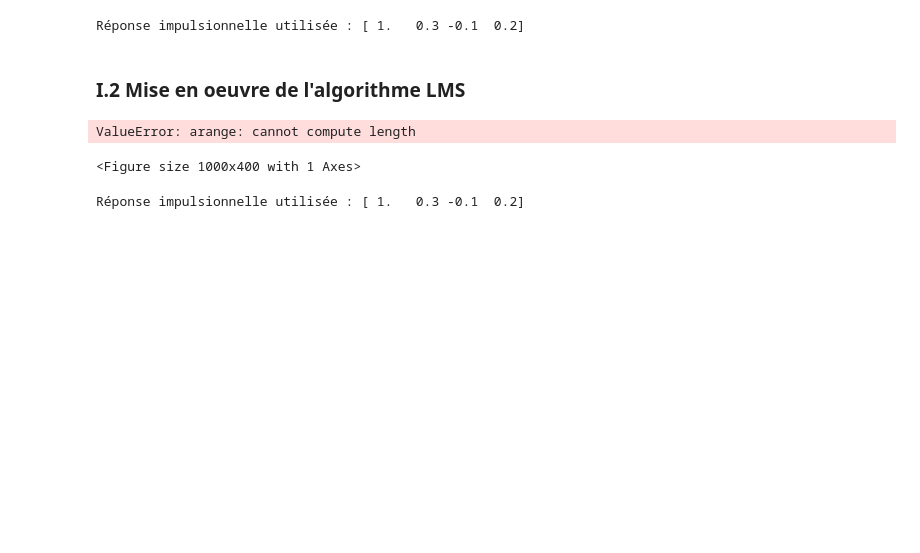
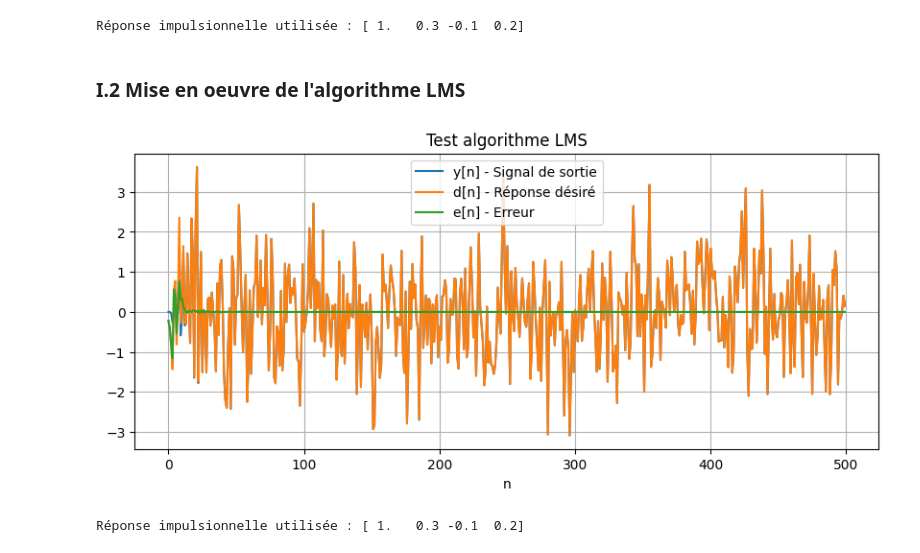
Before and after one commit to PailBoy/TP_SIGNAL_AVANCE, a Jupyter notebook: TP1/notebook/TP_LMS_IMAHO_EL_BOUROUMI.ipynb, the cells around one changed output. Cells and saved outputs as stored; diff of their text form; code cells hidden in the pictures; blank space fills up the shorter version.

```diff
--- a/TP1/notebook/TP_LMS_IMAHO_EL_BOUROUMI.ipynb
+++ b/TP1/notebook/TP_LMS_IMAHO_EL_BOUROUMI.ipynb
@@ -49,24 +49,22 @@ reload(algoms)
 from algoms import algoms
 # %%
 P = len (h)
-mu = 0.05
-
+mu = 0.2
 w, y, erreur = algoms(x, d, P, mu)
 
 
 # Visualisation
 plt.figure(figsize=(10, 4))
 plt.plot(y, label="y[n] - Signal de sortie")
 plt.plot(d, label="d[n] - Réponse désiré")
 plt.plot(erreur, label = "e[n] - Erreur")
 plt.title("Test algorithme LMS")
 plt.xlabel("n")
 plt.legend()
 plt.grid(True)
 plt.show()
 
 print("Réponse impulsionnelle utilisée :", h)
 # %% [output]
+[figure, added]
-ValueError: arange: cannot compute length
+Réponse impulsionnelle utilisée : [ 1.   0.3 -0.1  0.2]
-<Figure size 1000x400 with 1 Axes>
-Réponse impulsionnelle utilisée : [ 1.   0.3 -0.1  0.2]
```
Also changed, not shown: parts of 1 cell of this notebook.
